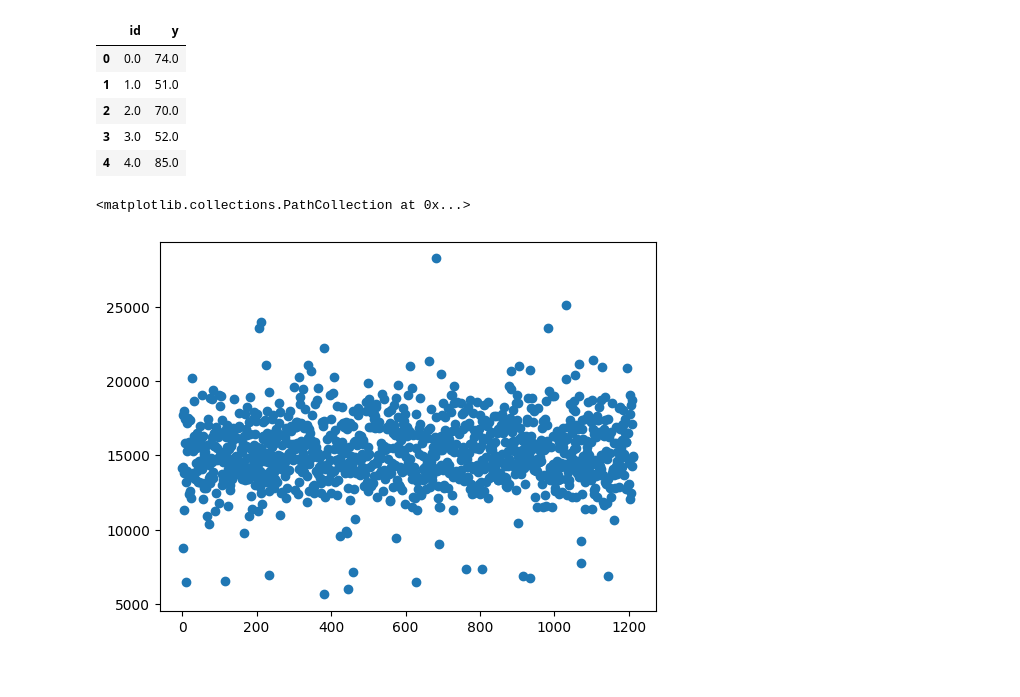
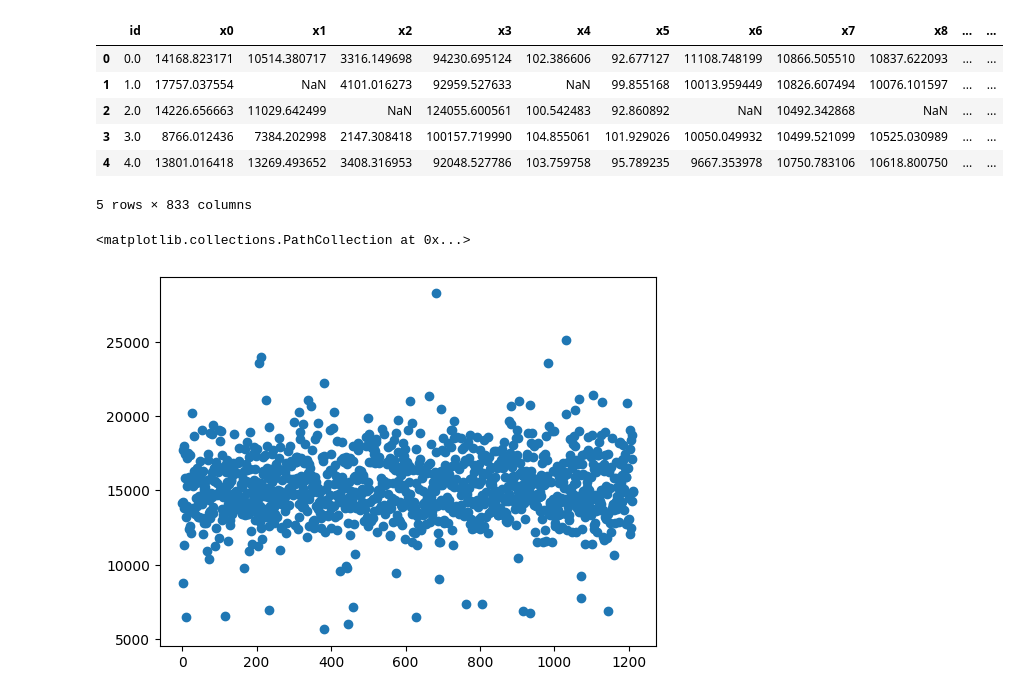
Before and after one commit to Smyan1909/AML_MPS, a Jupyter notebook: Project 1/task.ipynb, the cells around one changed output. Cells and saved outputs as stored; diff of their text form; code cells hidden in the pictures.

```diff
--- a/Project 1/task.ipynb
+++ b/Project 1/task.ipynb
@@ -6,17 +6,18 @@ from preprocessing import *
 # %%
 X = pd.read_csv('Data\X_train.csv')
 y = pd.read_csv('Data\y_train.csv')
 X_test = pd.read_csv('Data\X_test.csv')
 
 X.head()
-y.head()
+#y.head()
 # %% [output]
-|  | id | y |
-| 0 | 0.0 | 74.0 |
-| 1 | 1.0 | 51.0 |
-| 2 | 2.0 | 70.0 |
-| 3 | 3.0 | 52.0 |
-| 4 | 4.0 | 85.0 |
+|  | id | x0 | x1 | x2 | x3 | x4 | x5 | x6 | x7 | x8 | ... | ... |
+| 0 | 0.0 | 14168.823171 | 10514.380717 | 3316.149698 | 94230.695124 | 102.386606 | 92.677127 | 11108.748199 | 10866.505510 | 10837.622093 | ... | ... |
+| 1 | 1.0 | 17757.037554 | NaN | 4101.016273 | 92959.527633 | NaN | 99.855168 | 10013.959449 | 10826.607494 | 10076.101597 | ... | ... |
+| 2 | 2.0 | 14226.656663 | 11029.642499 | NaN | 124055.600561 | 100.542483 | 92.860892 | NaN | 10492.342868 | NaN | ... | ... |
+| 3 | 3.0 | 8766.012436 | 7384.202998 | 2147.308418 | 100157.719990 | 104.855061 | 101.929026 | 10050.049932 | 10499.521099 | 10525.030989 | ... | ... |
+| 4 | 4.0 | 13801.016418 | 13269.493652 | 3408.316953 | 92048.527786 | 103.759758 | 95.789235 | 9667.353978 | 10750.783106 | 10618.800750 | ... | ... |
+5 rows × 833 columns
 # %%
 plt.scatter(X['id'],X['x0'])
 # %% [output]
```
Also changed, not shown: parts of 18 cells of this notebook, 1 other file.
